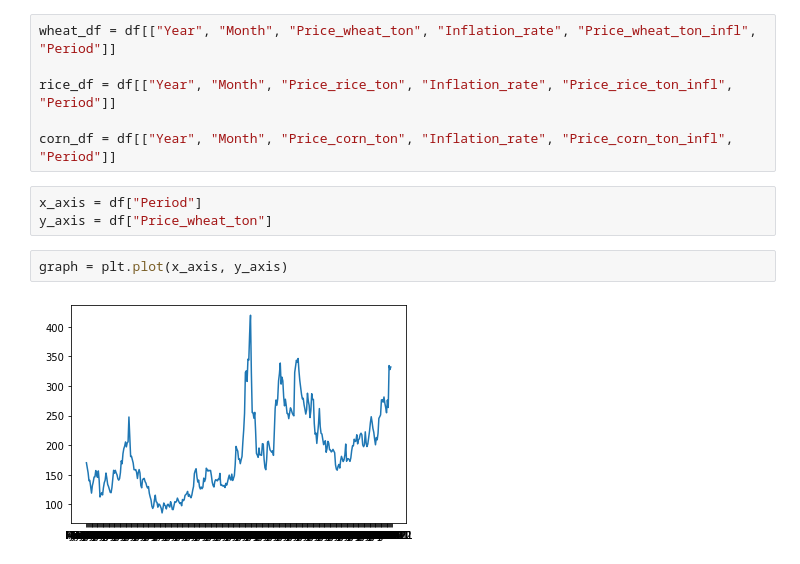
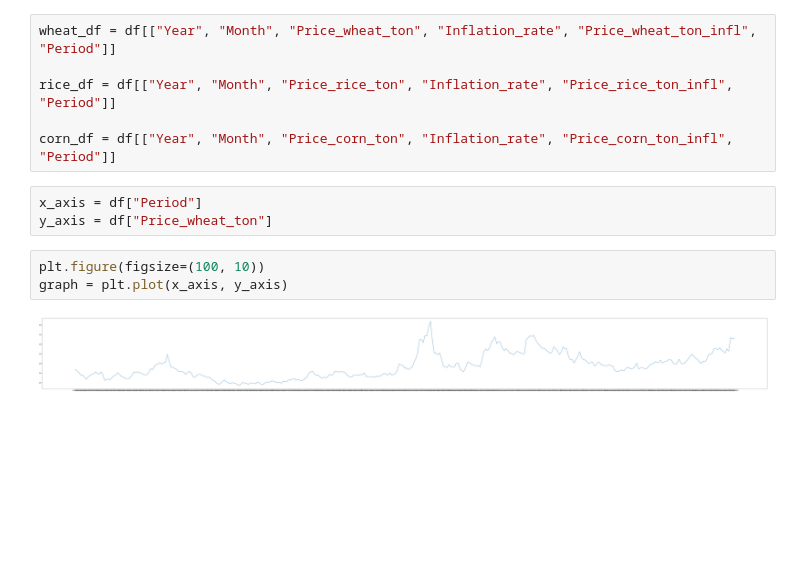
Before and after one commit to SANTOSTAVARES/cerial-prices-changes-within-last-30-years, a Jupyter notebook: rice_beef_coffee_price_changes.ipynb, the cells around one changed output. Drawn from its saved outputs; the diff is of its cells as text; blank space fills up the shorter version.

```diff
--- a/rice_beef_coffee_price_changes.ipynb
+++ b/rice_beef_coffee_price_changes.ipynb
@@ -53,6 +52,7 @@ corn_df = df[["Year", "Month", "Price_corn_ton", "Inflation_rate", "Price_corn_t
 x_axis = df["Period"]
 y_axis = df["Price_wheat_ton"]
 # %%
+plt.figure(figsize=(100, 10))
 graph = plt.plot(x_axis, y_axis)
 # %% [output]
-[figure, old version]
+[figure, new version]
```
Also changed, not shown: parts of 2 cells of this notebook.
